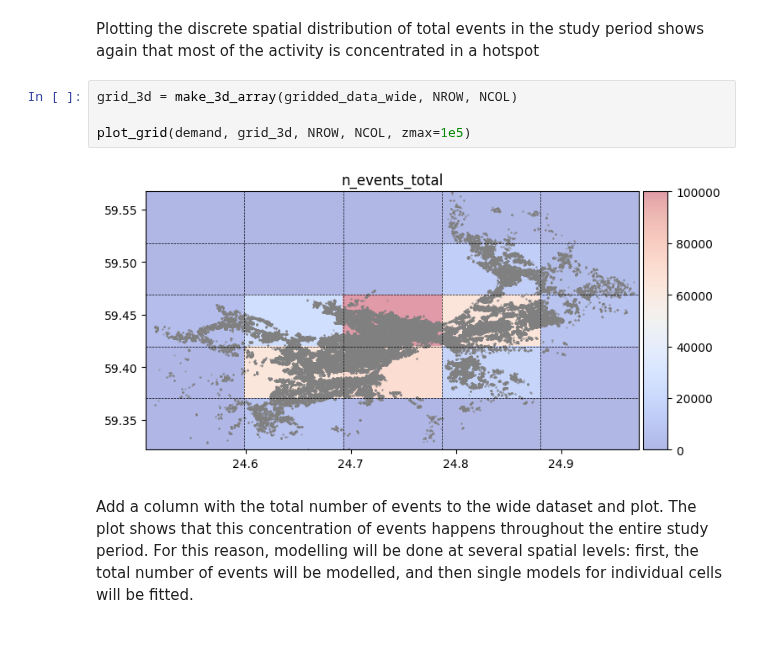
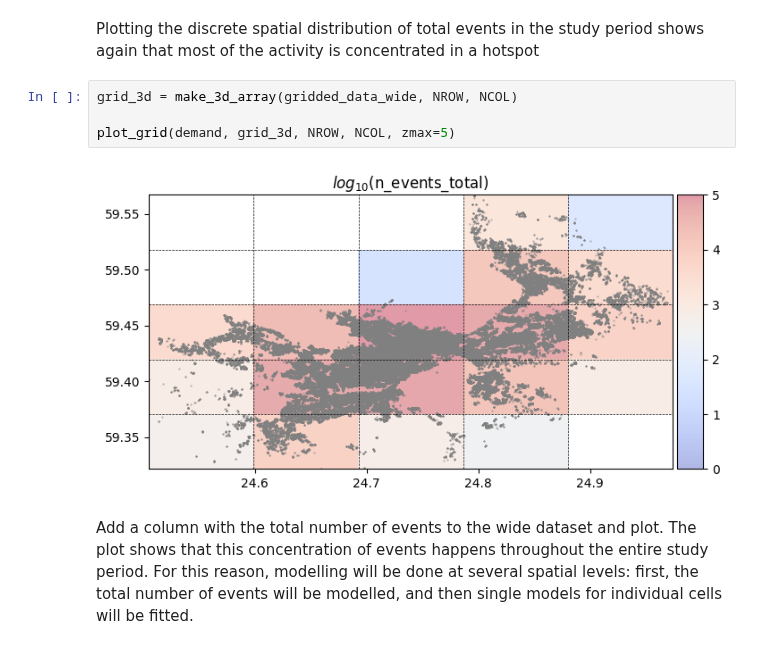
Before and after one commit to robetatis/study_notes_ml, a Jupyter notebook: demand.ipynb, the cells around one changed output. Saved outputs shown, nothing was run; the diff lists cells and outputs as text.

```diff
--- a/demand.ipynb
+++ b/demand.ipynb
@@ -82,9 +82,9 @@ Plotting the discrete spatial distribution of total events in the study period s
 # %%
 grid_3d = make_3d_array(gridded_data_wide, NROW, NCOL)
 
-plot_grid(demand, grid_3d, NROW, NCOL, zmax=1e5)
+plot_grid(demand, grid_3d, NROW, NCOL, zmax=5)
 # %% [output]
-[figure, old version]
+[figure, new version]
 # %% [markdown]
 Add a column with the total number of events to the wide dataset and plot. The plot shows that this concentration of events happens throughout the entire study period. For this reason, modelling will be done at several spatial levels: first, the total number of events will be modelled, and then single models for individual cells will be fitted.
 # %%
```
Also changed, not shown: parts of 13 cells of this notebook, 1 other file.
